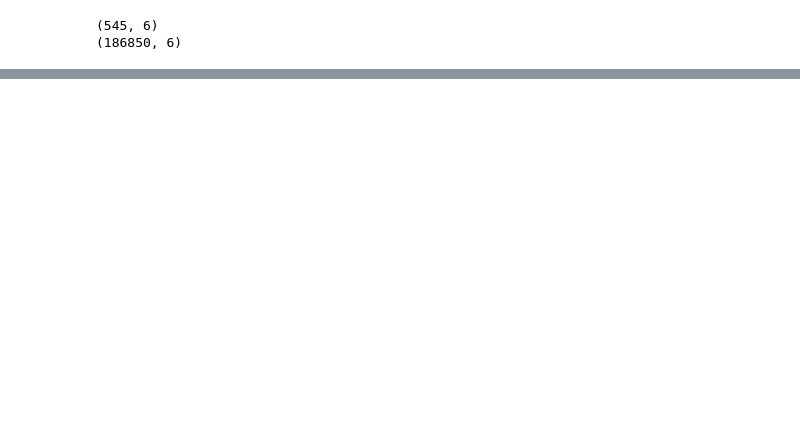
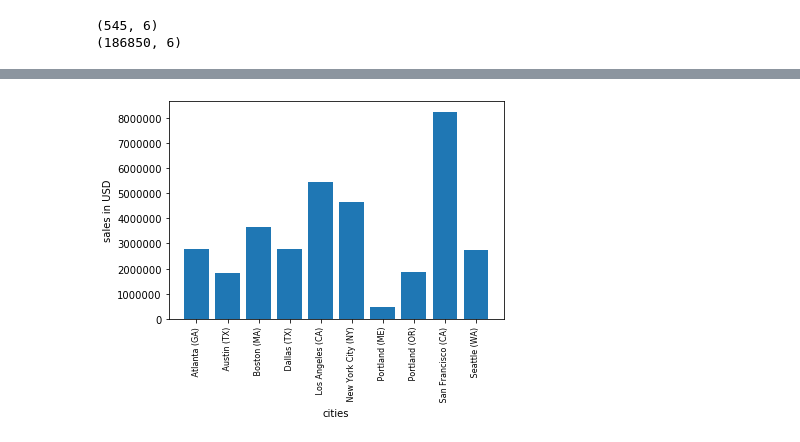
Before and after one commit to gayaniindunil/Data-Analysis-with-Python, a Jupyter notebook: sales_data_analysis.ipynb, the cells around one changed output, grey strips where cells are left out. Drawn from its saved outputs; the diff is of its cells as text; code cells hidden in the pictures; blank space fills up the shorter version.

```diff
--- a/sales_data_analysis.ipynb
+++ b/sales_data_analysis.ipynb
@@ -48,0 +165,11 @@ print(all_data.shape)
+# %%
+## extract cites
+def get_city(address):
+    return address.split(',')[1]
+
+def get_state(address):
+    return address.split(',')[2].split(' ')[1]
+
+all_data['city'] = all_data['Purchase Address'].apply(lambda x: f"{get_city(x)} ({get_state(x)})")
+
+all_data.head()
@@ -48,0 +183,4 @@ print(all_data.shape)
+# %%
+#sales in each month
+results = all_data.groupby('city').sum()
+results
@@ -48,0 +200,15 @@ print(all_data.shape)
+# %%
+ci = all_data['city'].unique() #this is not working the city order needs to match with cities in results table
+#print(ci)
+
+cities = [city for city, df in all_data.groupby('city')]
+#print(cities)
+
+
+plt.bar(cities,results['sale'])
+plt.xticks(cities,rotation='vertical', size =8)
+plt.ylabel('sales in USD')
+plt.xlabel('cities')
+plt.show()
+# %% [output]
+[figure, added]
```
Also changed, not shown: parts of 30 cells of this notebook, 12 other files.
